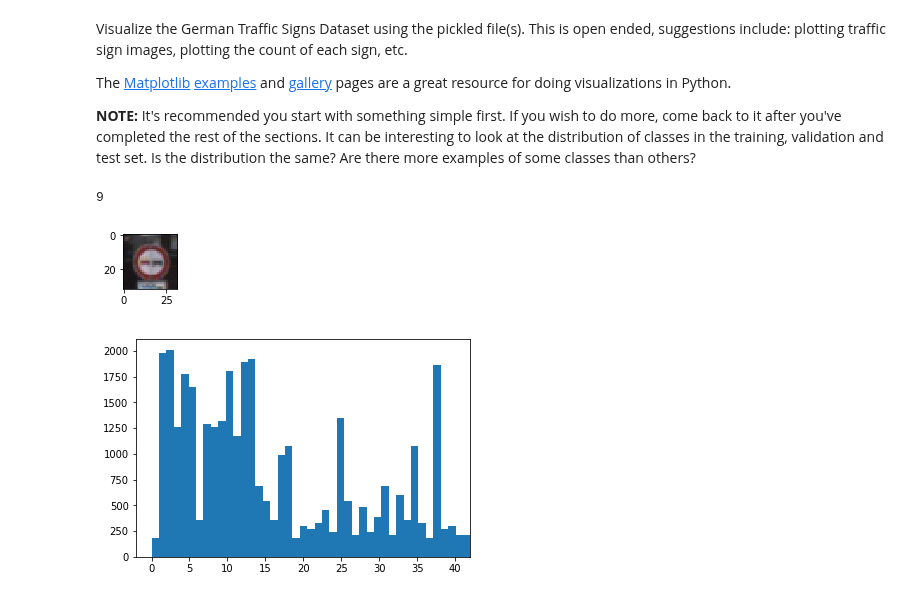
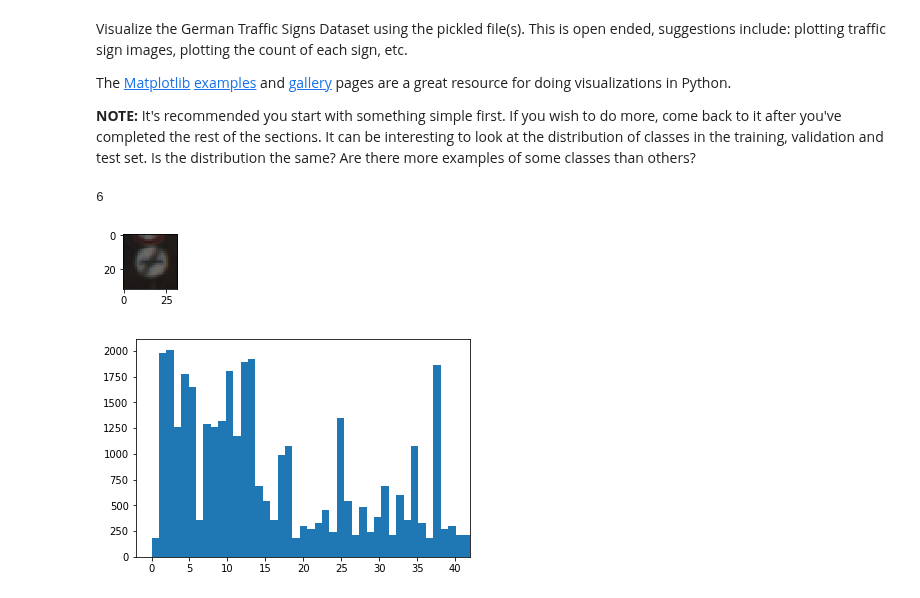
Before and after one commit to bartdezwaan/CarND-Traffic-Sign-Classifier-Project, a Jupyter notebook: Traffic_Sign_Classifier.ipynb, the cells around one changed output. Saved outputs shown, nothing was run; the diff lists cells and outputs as text; code cells hidden in the pictures.

```diff
--- a/Traffic_Sign_Classifier.ipynb
+++ b/Traffic_Sign_Classifier.ipynb
@@ -95,21 +97,21 @@ The [Matplotlib](http://matplotlib.org/) [examples](http://matplotlib.org/exampl
 # %%
 ### Data exploration visualization code goes here.
 ### Feel free to use as many code cells as needed.
 import matplotlib.pyplot as plt
 import random
 
 # Visualizations will be shown in the notebook.
 %matplotlib inline
 
 index = random.randint(0, len(X_train))
-image = X_train[index].squeeze()
+image = X_train[2].squeeze()
 
 plt.figure(figsize=(1,1))
 plt.imshow(image)
 print(y_train[index])
 # %% [output]
-9
+6
-[figure, old version]
+[figure, new version]
 # %%
 plt.hist(y_train, bins = n_classes)
 plt.xlim(xmax=n_classes-1)
```
Also changed, not shown: parts of 16 cells of this notebook, 7 other files.
